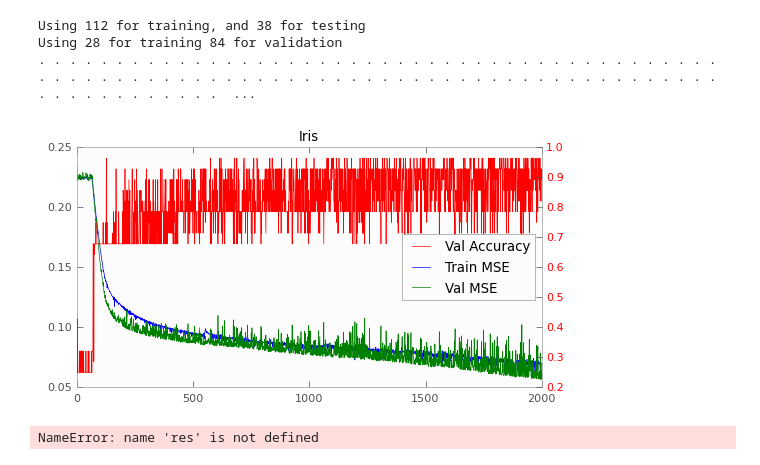
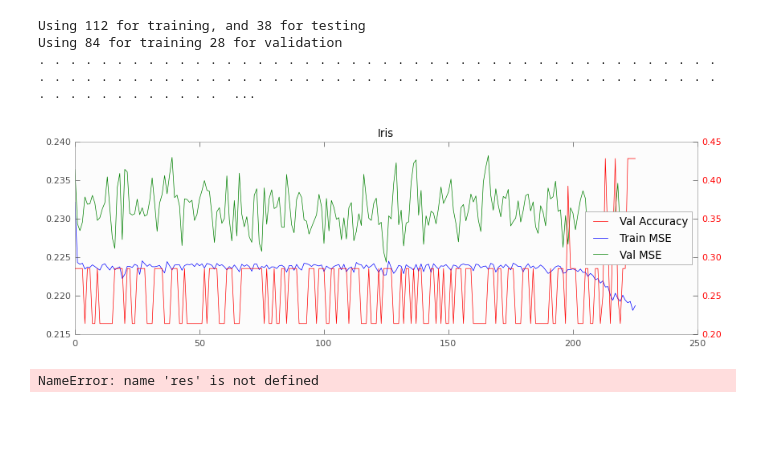
Before and after one commit to jaredly/backprop, a Jupyter notebook: Backprop.ipynb, the cells around one changed output. Saved outputs shown, nothing was run; the diff lists cells and outputs as text; code cells hidden in the pictures; blank space fills up the shorter version.

```diff
--- a/Backprop.ipynb
+++ b/Backprop.ipynb
@@ -42,25 +29,28 @@ from backprop import BackProp
 # %%
-r, d = backprop.BackProp.fromArff('./data/iris.arff', layers=['*2'], rate=.1, stop_after=100, max_iters=2000)
+import time
+start = time.time()
+r, d = backprop.BackProp.fromArff('./data/iris.arff', layers=['*2'], rate=.1, momentum=0, wrange=100, stop_after=100, max_iters=2000)
 res = r.run(d, .75, validate=.25)
 print res[1], 'Final Accuracy'
+print time.time() - start
 # %% [output]
 Using 112 for training, and 38 for testing
-Using 28 for training 84 for validation
+Using 84 for training 28 for validation
 . . . . . . . . . . . . . . . . . . . . . . . . . . . . . . . . . . . . . . . . . . . . . . . . . . . . . . . . . . . . . . . . . . . . . . . . . . . . . . . . . . . . . . . . . . . . . . . . . . . .  ...
 # %%
-figsize(6,3)
+figsize(10,3)
 fig, ax1 = plt.subplots()
 title('Iris')
 m = ax1.plot([x[0] for x in res[0]])[0]
 b = ax1.plot([x[2] for x in res[0]])[0]
 ax2 = ax1.twinx()
 d = ax2.plot([1-x[1] for x in res[0]], c='red')[0]
 for tl in ax2.get_yticklabels():
     tl.set_color('r')
 legend([d,m,b],['Val Accuracy', 'Train MSE',  'Val MSE'], 'center right')
 fig
 # %% [output]
-[figure, old version]
+[figure, new version]
 # %%
 lines = {}
 i = 0
```
Also changed, not shown: parts of 3 cells of this notebook, 3 other files.
